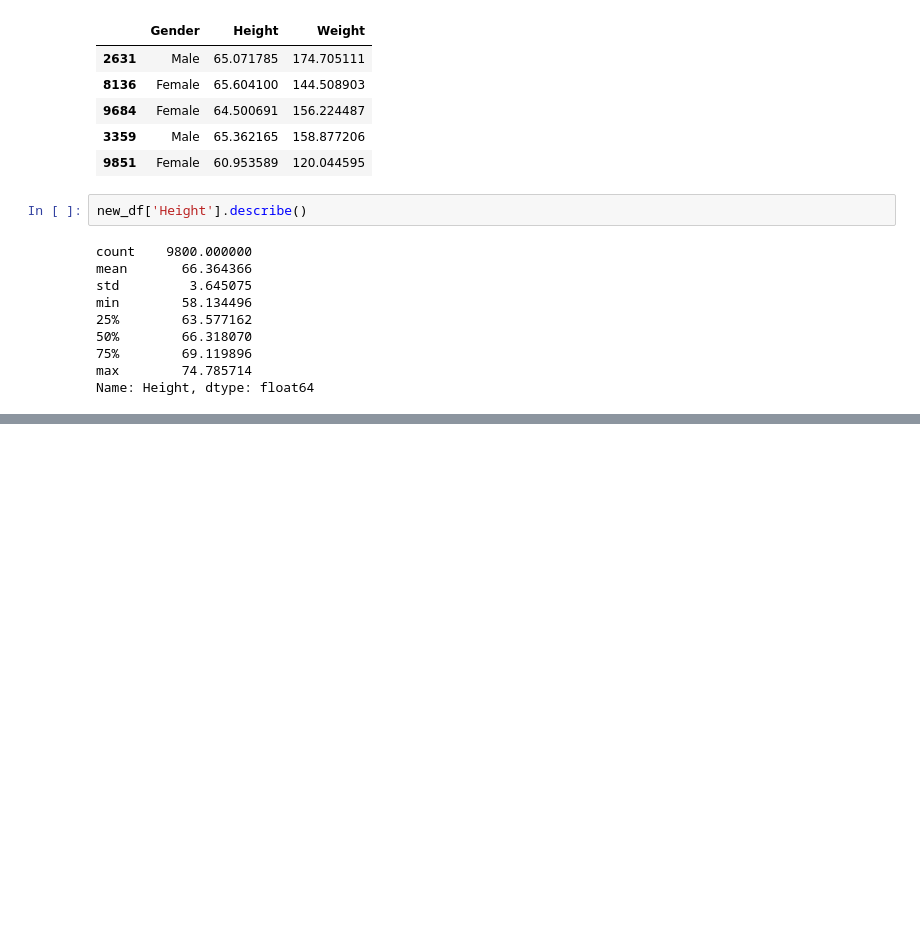
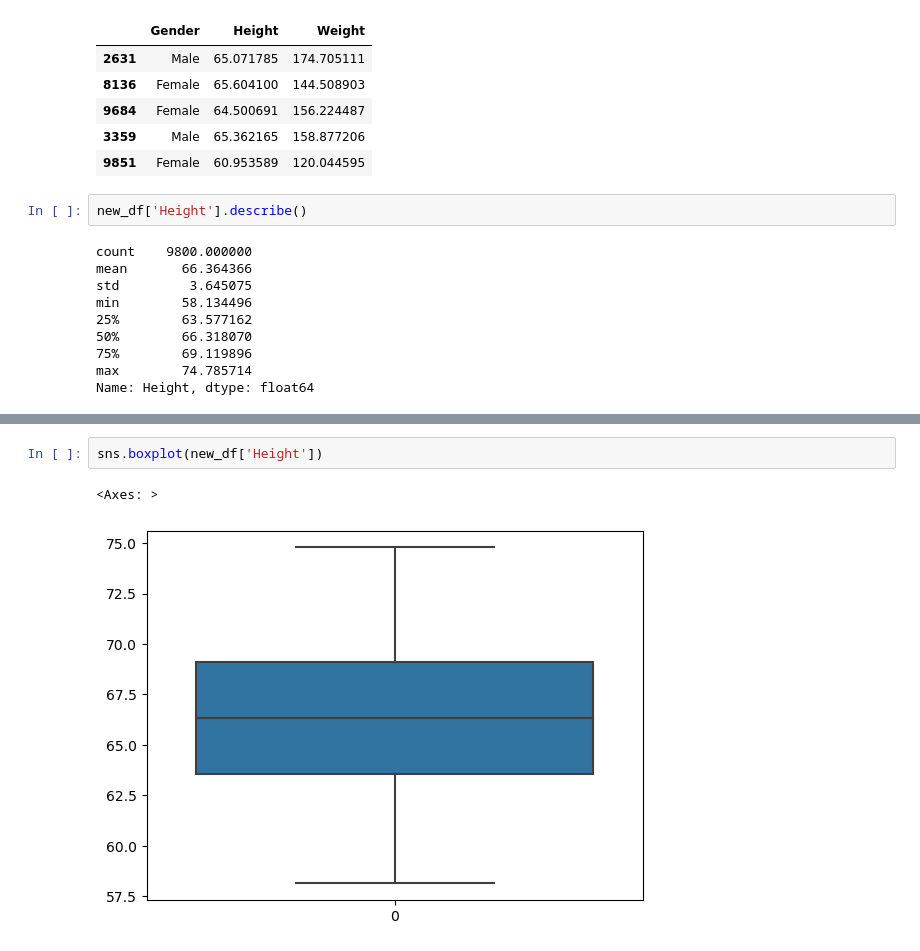
Before and after one commit to Khushi130404/Outlier_Exterminator, a Jupyter notebook: Percentile_Method/trimmimg.ipynb, the cells around one changed output, grey strips where cells are left out. Cells and saved outputs as stored; diff of their text form; blank space fills up the shorter version.

```diff
--- a/Percentile_Method/trimmimg.ipynb
+++ b/Percentile_Method/trimmimg.ipynb
@@ -76,0 +91,5 @@ Name: Height, dtype: float64
+# %%
+sns.boxplot(new_df['Height'])
+# %% [output]
+<Axes: >
+[figure, added]
```
Also changed, not shown: parts of 1 cell of this notebook.
